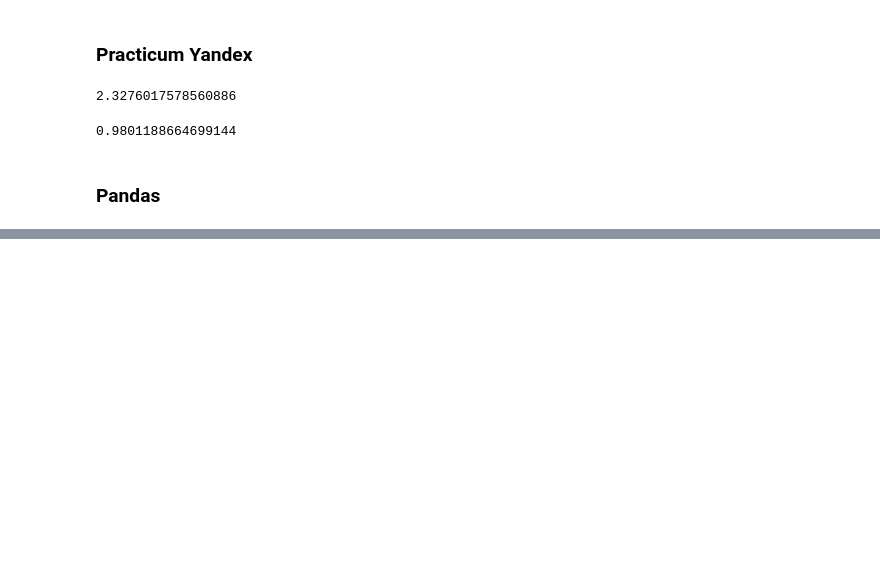
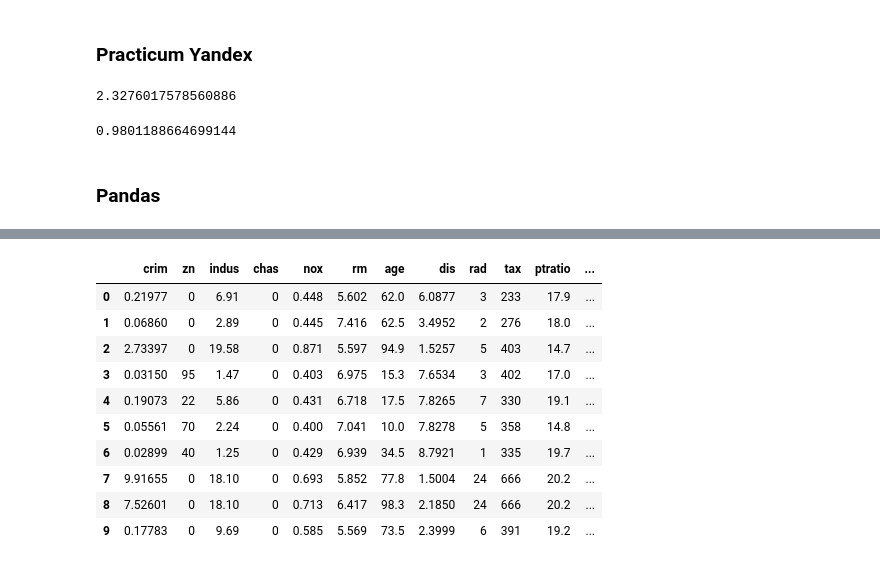
Before and after one commit to anmorozov16/ds_practice, a Jupyter notebook: data_science_practice.ipynb, the cells around one changed output, grey strips where cells are left out. Drawn from its saved outputs; the diff is of its cells as text; code cells hidden in the pictures; blank space fills up the shorter version.

```diff
--- a/data_science_practice.ipynb
+++ b/data_science_practice.ipynb
@@ -156,0 +634,19 @@ scipy.stats.norm.cdf(zb)  # мощность при расч. MDE и n
+# %%
+# 33. How to import only every nth row from a csv file to create a dataframe?
+
+df = pd.read_csv('https://raw.githubusercontent.com/selva86/datasets/master/BostonHousing.csv',
+                 skiprows=lambda x: x % 50 != 0  # skip all lines which are not divisible
+                )
+df
+# %% [output]
+|  | crim | zn | indus | chas | nox | rm | age | dis | rad | tax | ptratio | ... |
+| 0 | 0.21977 | 0 | 6.91 | 0 | 0.448 | 5.602 | 62.0 | 6.0877 | 3 | 233 | 17.9 | ... |
+| 1 | 0.06860 | 0 | 2.89 | 0 | 0.445 | 7.416 | 62.5 | 3.4952 | 2 | 276 | 18.0 | ... |
+| 2 | 2.73397 | 0 | 19.58 | 0 | 0.871 | 5.597 | 94.9 | 1.5257 | 5 | 403 | 14.7 | ... |
+| 3 | 0.03150 | 95 | 1.47 | 0 | 0.403 | 6.975 | 15.3 | 7.6534 | 3 | 402 | 17.0 | ... |
+| 4 | 0.19073 | 22 | 5.86 | 0 | 0.431 | 6.718 | 17.5 | 7.8265 | 7 | 330 | 19.1 | ... |
+| 5 | 0.05561 | 70 | 2.24 | 0 | 0.400 | 7.041 | 10.0 | 7.8278 | 5 | 358 | 14.8 | ... |
+| 6 | 0.02899 | 40 | 1.25 | 0 | 0.429 | 6.939 | 34.5 | 8.7921 | 1 | 335 | 19.7 | ... |
+| 7 | 9.91655 | 0 | 18.10 | 0 | 0.693 | 5.852 | 77.8 | 1.5004 | 24 | 666 | 20.2 | ... |
+| 8 | 7.52601 | 0 | 18.10 | 0 | 0.713 | 6.417 | 98.3 | 2.1850 | 24 | 666 | 20.2 | ... |
+| 9 | 0.17783 | 0 | 9.69 | 0 | 0.585 | 5.569 | 73.5 | 2.3999 | 6 | 391 | 19.2 | ... |
```
Also changed, not shown: parts of 49 cells of this notebook.
